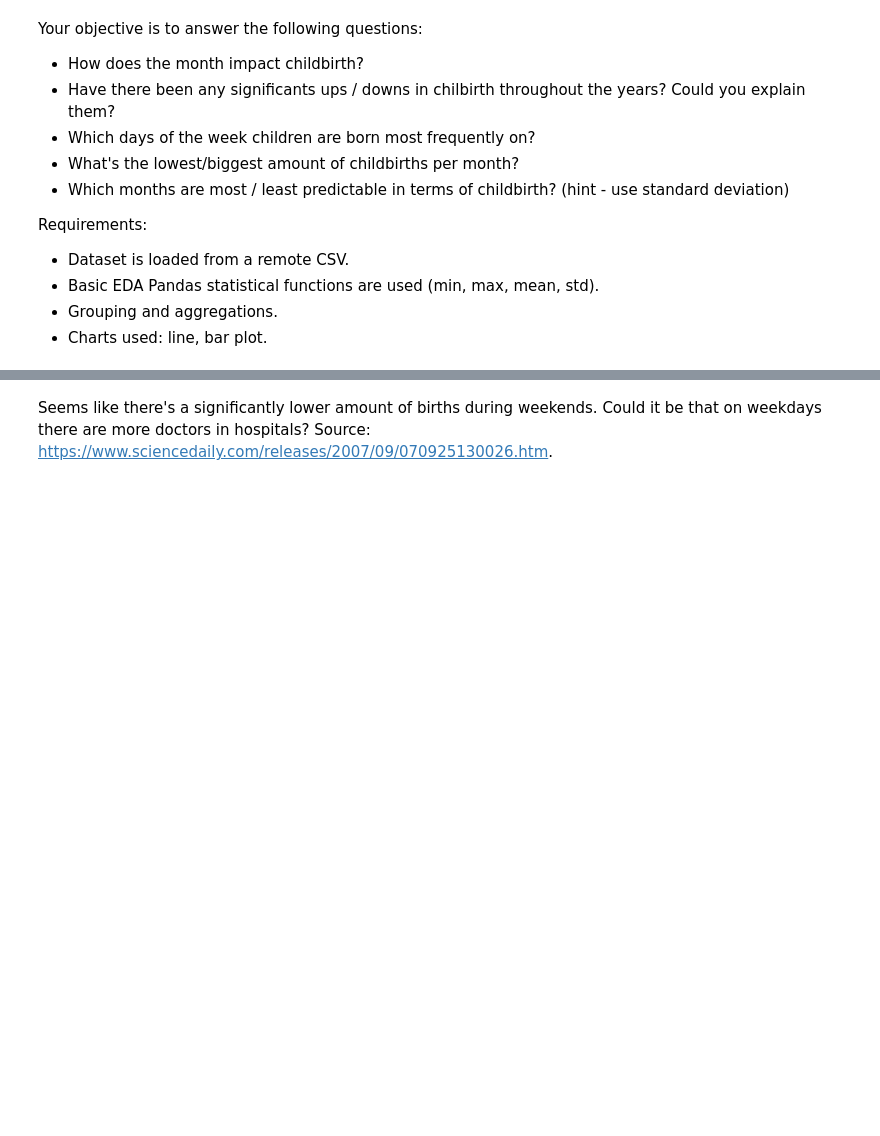
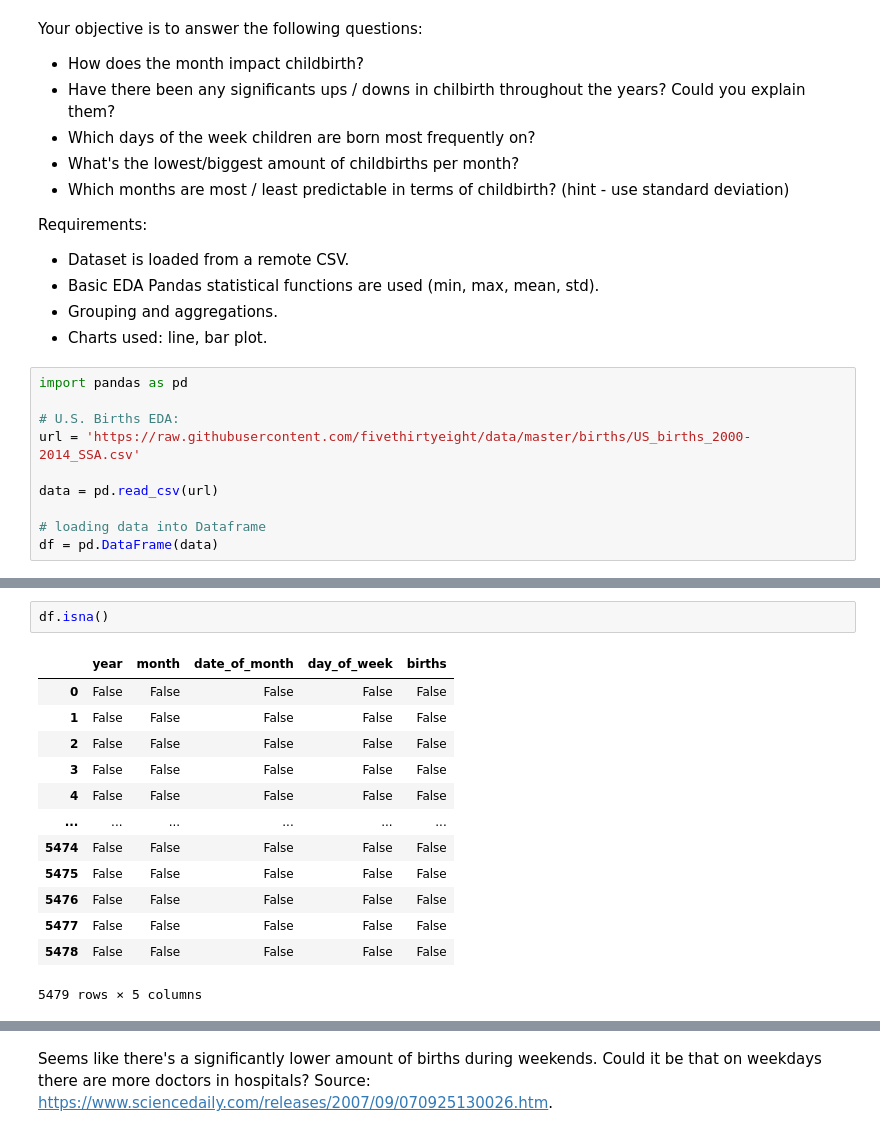
Before and after one commit to mmecius/turing_college, a Jupyter notebook: Demo_subproject.ipynb, the cells around one changed output, grey strips where cells are left out. Cells and saved outputs as stored; diff of their text form; blank space fills up the shorter version.

```diff
--- a/Demo_subproject.ipynb
+++ b/Demo_subproject.ipynb
@@ -432,3 +369,13 @@ Requirements:
 * Basic EDA Pandas statistical functions are used (min, max, mean, std).
 * Grouping and aggregations.
 * Charts used: line, bar plot.
+# %%
+import pandas as pd
+
+# U.S. Births EDA:
+url = 'https://raw.githubusercontent.com/fivethirtyeight/data/master/births/US_births_2000-2014_SSA.csv'
+
+data = pd.read_csv(url)
+
+# loading data into Dataframe
+df = pd.DataFrame(data)
@@ -434,0 +468,16 @@ Requirements:
+# %%
+df.isna()
+# %% [output]
+|  | year | month | date_of_month | day_of_week | births |
+| 0 | False | False | False | False | False |
+| 1 | False | False | False | False | False |
+| 2 | False | False | False | False | False |
+| 3 | False | False | False | False | False |
+| 4 | False | False | False | False | False |
+| ... | ... | ... | ... | ... | ... |
+| 5474 | False | False | False | False | False |
+| 5475 | False | False | False | False | False |
+| 5476 | False | False | False | False | False |
+| 5477 | False | False | False | False | False |
+| 5478 | False | False | False | False | False |
+5479 rows × 5 columns
```
Also changed, not shown: parts of 36 cells of this notebook.
